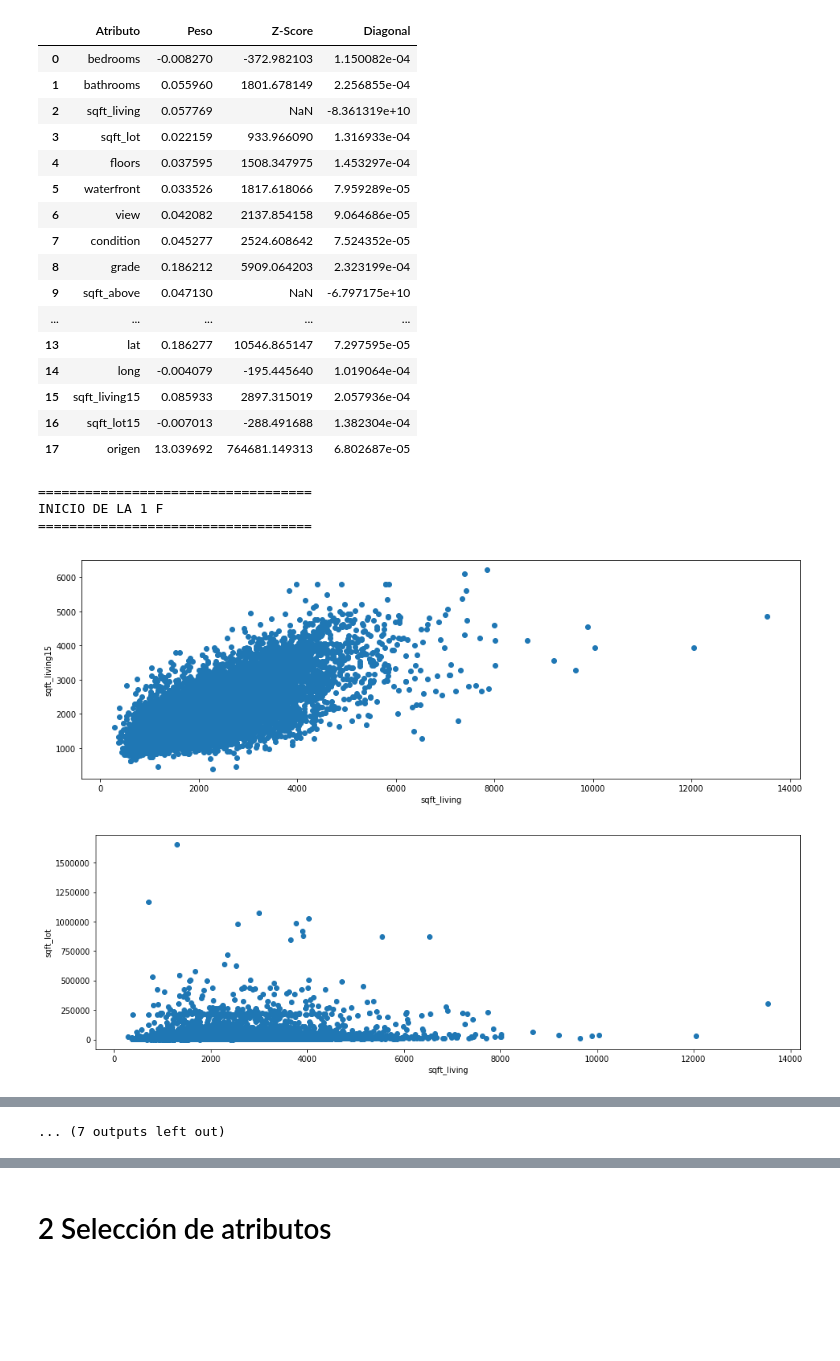
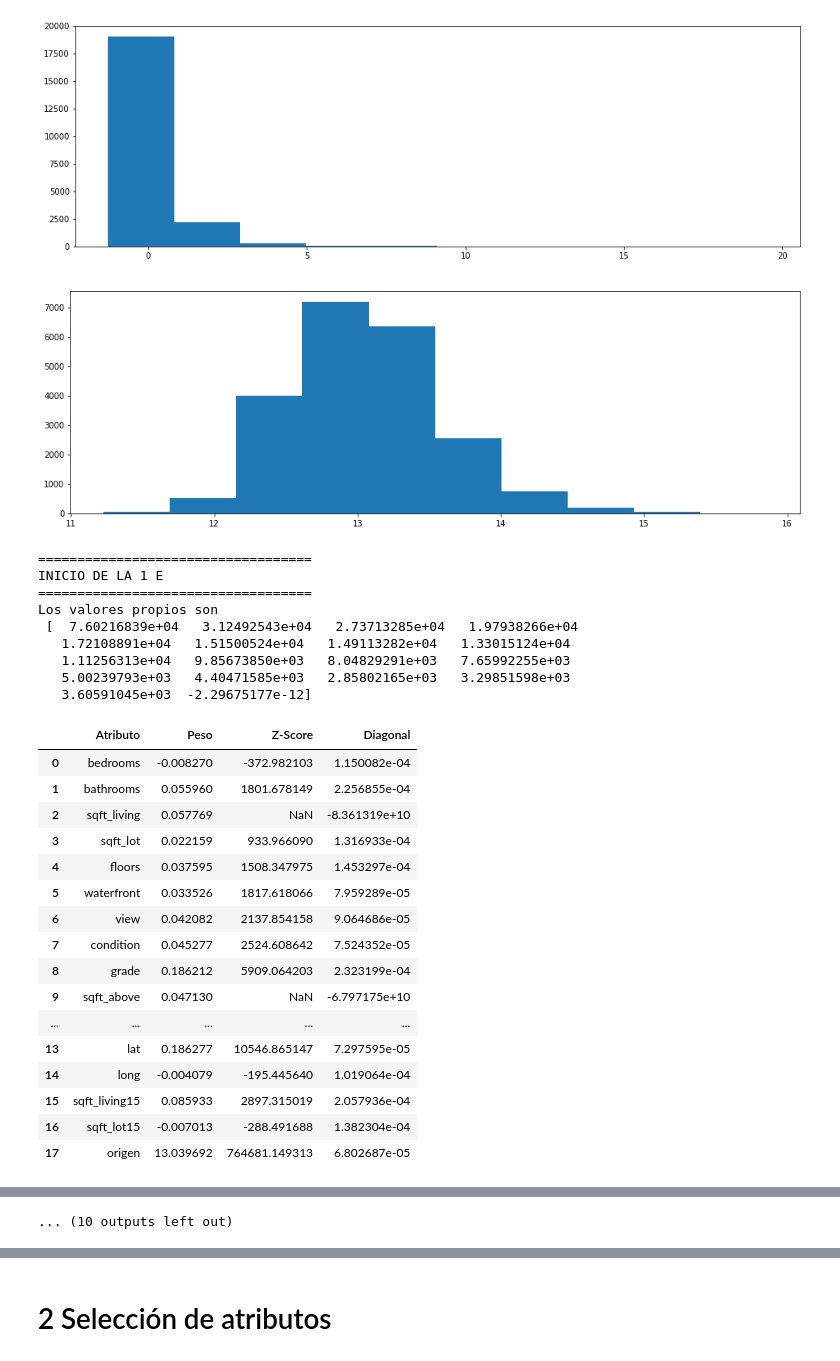
Before and after one commit to fco96/MA-T1, a Jupyter notebook: T1 todo en 1.ipynb, the cells around one changed output, grey strips where cells are left out. Cells and saved outputs as stored; diff of their text form; code cells hidden in the pictures; blank space fills up the shorter version.

```diff
--- a/T1 todo en 1.ipynb
+++ b/T1 todo en 1.ipynb
@@ -33,9 +33,21 @@ def parte1(arreglar = False):
     #=====================================================
     #PARTE C
     #=====================================================
+    print("===================================")
+    print("INICIO DE LA 1 C")
+    print("===================================")
     scaler = StandardScaler()
     df_scaled = pd.DataFrame(scaler.fit_transform(df), columns=df.columns)
+
+    plt.figure(figsize = (16, 5))
+    plt.hist(df_scaled['price'], bins = 10)
+    plt.show()
+
     df_scaled['price'] = np.log(df['price'])
+
+    plt.figure(figsize = (16, 5))
+    plt.hist(df_scaled['price'], bins = 10)
+    plt.show()
     #=====================================================
     #PARTE D
     #=====================================================
@@ -144,7 +156,7 @@ def parte1(arreglar = False):
     stats.probplot(diferencias, dist="norm", plot=pylab)
     pylab.show()
 
-parte1()
+parte1()#parte1(arreglado = True)
 # %% [output]
 ===================================
 INICIO DE LA 1 A
@@ -193,22 +199,28 @@ Los valores propios son
-|  | Atributo | Peso | Z-Score | Diagonal |
-| 0 | bedrooms | -0.008270 | -372.982103 | 1.150082e-04 |
-| 1 | bathrooms | 0.055960 | 1801.678149 | 2.256855e-04 |
-| 2 | sqft_living | 0.057769 | NaN | -8.361319e+10 |
-| 3 | sqft_lot | 0.022159 | 933.966090 | 1.316933e-04 |
-| 4 | floors | 0.037595 | 1508.347975 | 1.453297e-04 |
-| 5 | waterfront | 0.033526 | 1817.618066 | 7.959289e-05 |
-| 6 | view | 0.042082 | 2137.854158 | 9.064686e-05 |
-| 7 | condition | 0.045277 | 2524.608642 | 7.524352e-05 |
-| 8 | grade | 0.186212 | 5909.064203 | 2.323199e-04 |
-| 9 | sqft_above | 0.047130 | NaN | -6.797175e+10 |
-| ... | ... | ... | ... | ... |
-| 13 | lat | 0.186277 | 10546.865147 | 7.297595e-05 |
-| 14 | long | -0.004079 | -195.445640 | 1.019064e-04 |
-| 15 | sqft_living15 | 0.085933 | 2897.315019 | 2.057936e-04 |
-| 16 | sqft_lot15 | -0.007013 | -288.491688 | 1.382304e-04 |
-| 17 | origen | 13.039692 | 764681.149313 | 6.802687e-05 |
-===================================
-INICIO DE LA 1 F
-===================================
-[figure, old version]
+[figure, new version]
-[figure, old version]
+[figure, new version]
+===================================
+INICIO DE LA 1 E
+===================================
+Los valores propios son
+ [  7.60216839e+04   3.12492543e+04   2.73713285e+04   1.97938266e+04
+   1.72108891e+04   1.51500524e+04   1.49113282e+04   1.33015124e+04
+   1.11256313e+04   9.85673850e+03   8.04829291e+03   7.65992255e+03
+   5.00239793e+03   4.40471585e+03   2.85802165e+03   3.29851598e+03
+   3.60591045e+03  -2.29675177e-12]
+|  | Atributo | Peso | Z-Score | Diagonal |
+| 0 | bedrooms | -0.008270 | -372.982103 | 1.150082e-04 |
+| 1 | bathrooms | 0.055960 | 1801.678149 | 2.256855e-04 |
+| 2 | sqft_living | 0.057769 | NaN | -8.361319e+10 |
+| 3 | sqft_lot | 0.022159 | 933.966090 | 1.316933e-04 |
+| 4 | floors | 0.037595 | 1508.347975 | 1.453297e-04 |
+| 5 | waterfront | 0.033526 | 1817.618066 | 7.959289e-05 |
+| 6 | view | 0.042082 | 2137.854158 | 9.064686e-05 |
+| 7 | condition | 0.045277 | 2524.608642 | 7.524352e-05 |
+| 8 | grade | 0.186212 | 5909.064203 | 2.323199e-04 |
+| 9 | sqft_above | 0.047130 | NaN | -6.797175e+10 |
+| ... | ... | ... | ... | ... |
+| 13 | lat | 0.186277 | 10546.865147 | 7.297595e-05 |
+| 14 | long | -0.004079 | -195.445640 | 1.019064e-04 |
+| 15 | sqft_living15 | 0.085933 | 2897.315019 | 2.057936e-04 |
+| 16 | sqft_lot15 | -0.007013 | -288.491688 | 1.382304e-04 |
+| 17 | origen | 13.039692 | 764681.149313 | 6.802687e-05 |
@@ -218 +232 @@ INICIO DE LA 1 F
-... (7 outputs left out)
+... (10 outputs left out)
```
Also changed, not shown: parts of 2 cells of this notebook.
